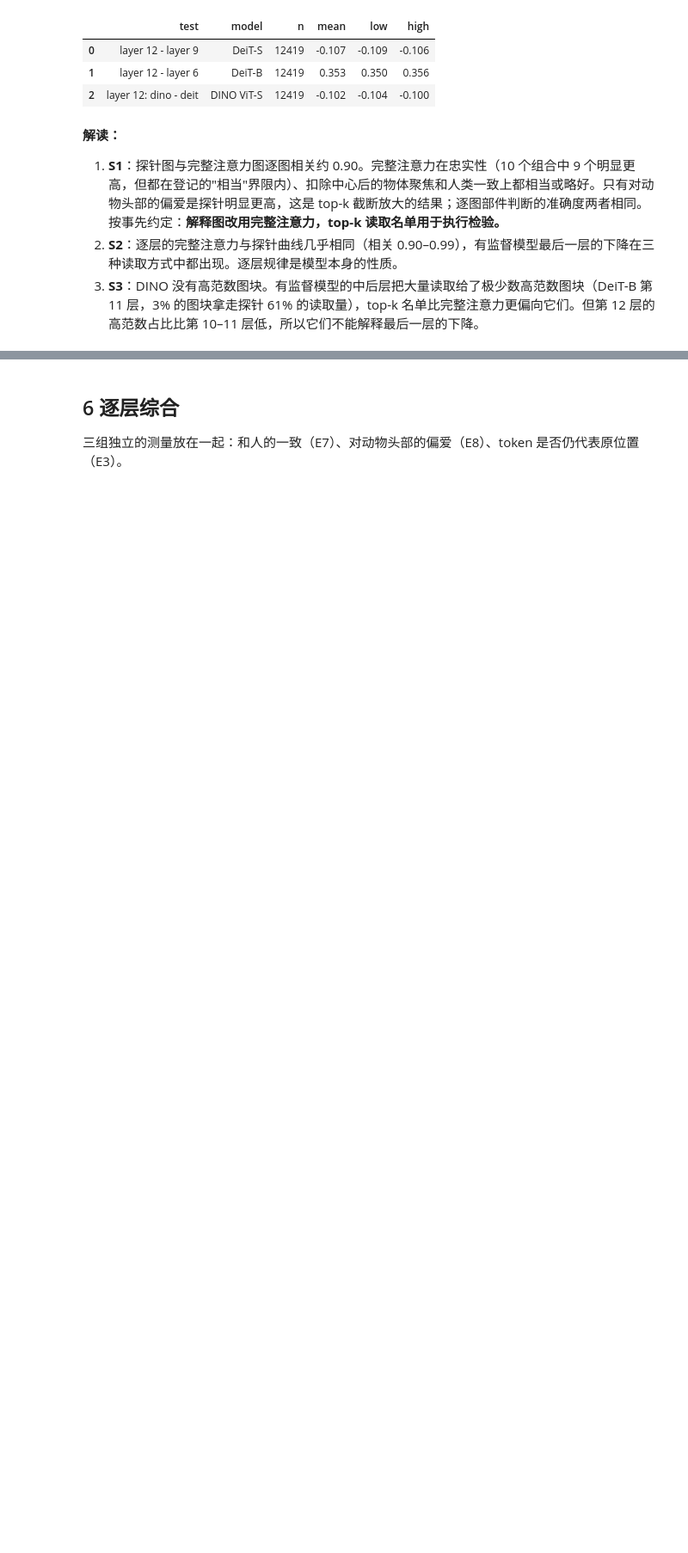
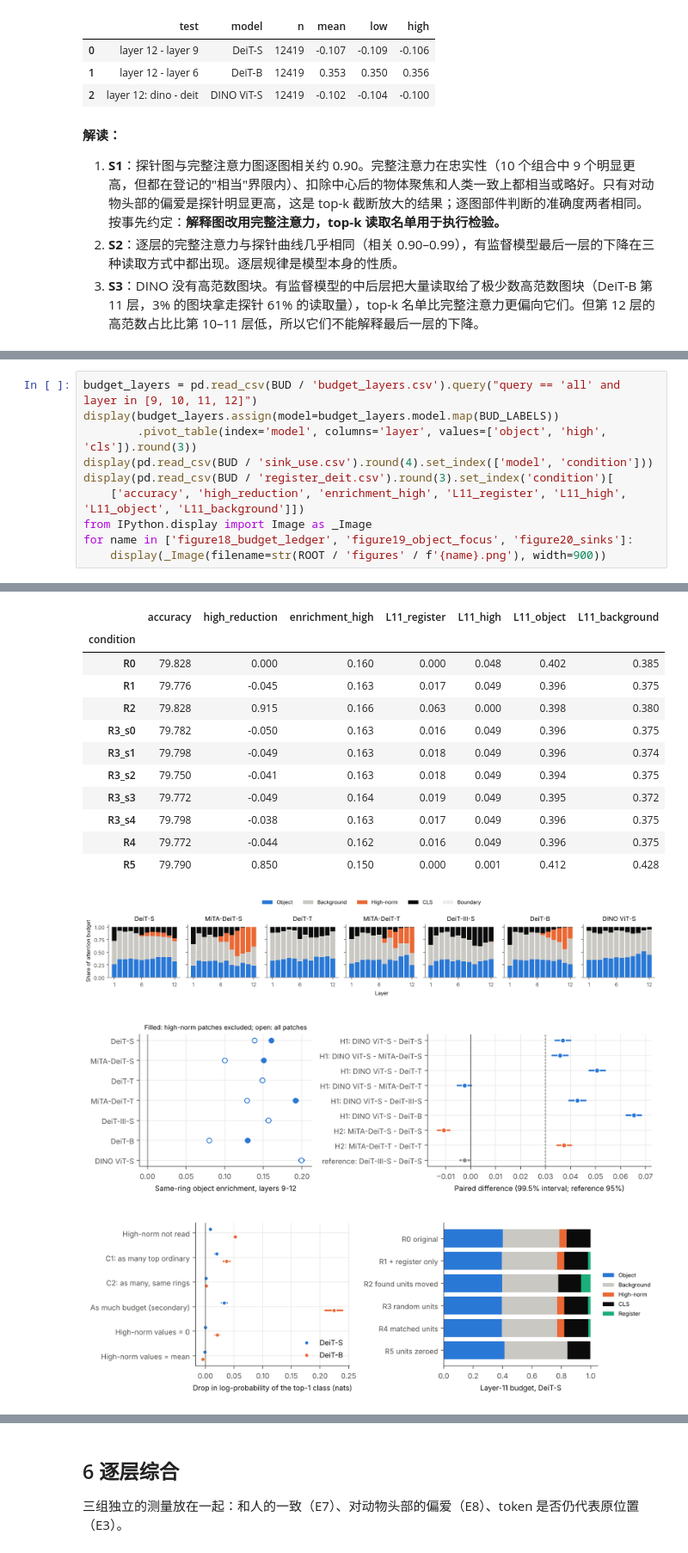
Before and after one commit to hhuang999/MITA-VIT, a Jupyter notebook: notebooks/mita_probe_research.ipynb, the cells around one changed output, grey strips where cells are left out. Shown at 86% size. Drawn from its saved outputs; the diff is of its cells as text; blank space fills up the shorter version.

```diff
--- a/notebooks/mita_probe_research.ipynb
+++ b/notebooks/mita_probe_research.ipynb
@@ -1261,0 +1303,11 @@ display(pd.read_csv(SUP / 's3_tests.csv').assign(model=lambda f: f.model.map(MOD
+# %%
+budget_layers = pd.read_csv(BUD / 'budget_layers.csv').query("query == 'all' and layer in [9, 10, 11, 12]")
+display(budget_layers.assign(model=budget_layers.model.map(BUD_LABELS))
+        .pivot_table(index='model', columns='layer', values=['object', 'high', 'cls']).round(3))
+display(pd.read_csv(BUD / 'sink_use.csv').round(4).set_index(['model', 'condition']))
+display(pd.read_csv(BUD / 'register_deit.csv').round(3).set_index('condition')[
+    ['accuracy', 'high_reduction', 'enrichment_high', 'L11_register', 'L11_high', 'L11_object', 'L11_background']])
+from IPython.display import Image as _Image
+for name in ['figure18_budget_ledger', 'figure19_object_focus', 'figure20_sinks']:
+    display(_Image(filename=str(ROOT / 'figures' / f'{name}.png'), width=900))
+# %% [output]
@@ -1261,0 +1342,15 @@ display(pd.read_csv(SUP / 's3_tests.csv').assign(model=lambda f: f.model.map(MOD
+|  | accuracy | high_reduction | enrichment_high | L11_register | L11_high | L11_object | L11_background |
+| condition |  |  |  |  |  |  |  |
+| R0 | 79.828 | 0.000 | 0.160 | 0.000 | 0.048 | 0.402 | 0.385 |
+| R1 | 79.776 | -0.045 | 0.163 | 0.017 | 0.049 | 0.396 | 0.375 |
+| R2 | 79.828 | 0.915 | 0.166 | 0.063 | 0.000 | 0.398 | 0.380 |
+| R3_s0 | 79.782 | -0.050 | 0.163 | 0.016 | 0.049 | 0.396 | 0.375 |
+| R3_s1 | 79.798 | -0.049 | 0.163 | 0.018 | 0.049 | 0.396 | 0.374 |
+| R3_s2 | 79.750 | -0.041 | 0.163 | 0.018 | 0.049 | 0.394 | 0.375 |
+| R3_s3 | 79.772 | -0.049 | 0.164 | 0.019 | 0.049 | 0.395 | 0.372 |
+| R3_s4 | 79.798 | -0.038 | 0.163 | 0.017 | 0.049 | 0.396 | 0.375 |
+| R4 | 79.772 | -0.044 | 0.162 | 0.016 | 0.049 | 0.396 | 0.375 |
+| R5 | 79.790 | 0.850 | 0.150 | 0.000 | 0.001 | 0.412 | 0.428 |
+[figure, added]
+[figure, added]
+[figure, added]
```
Also changed, not shown: parts of 8 cells of this notebook, 3 other files.
